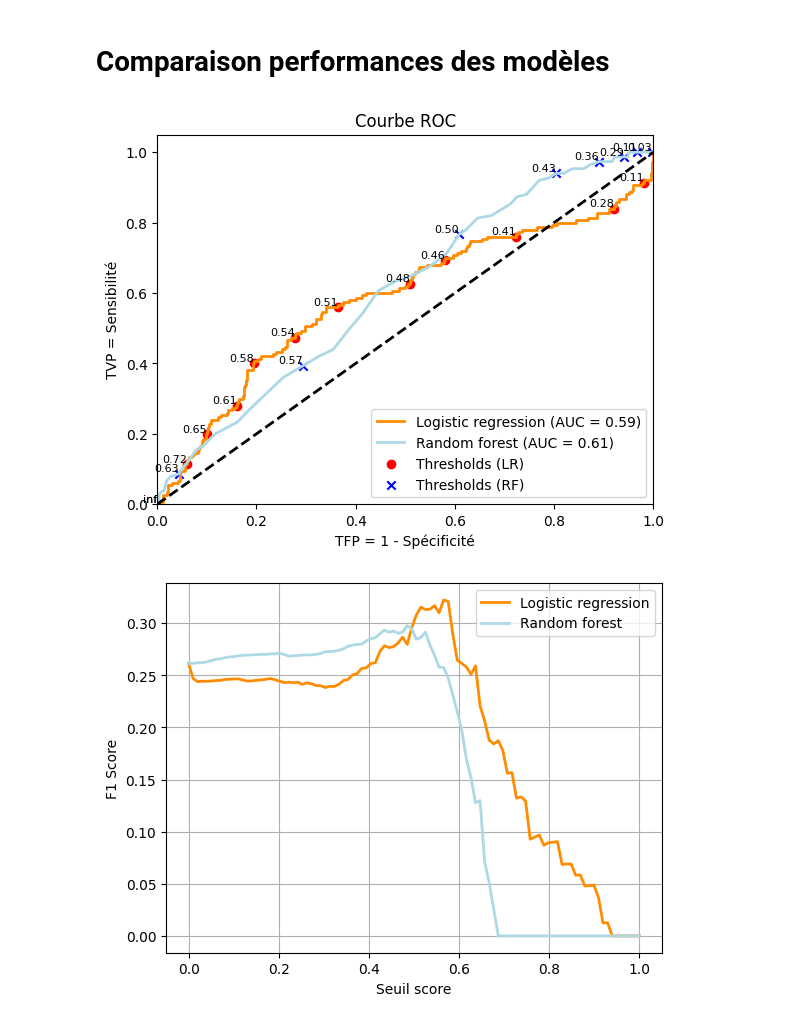
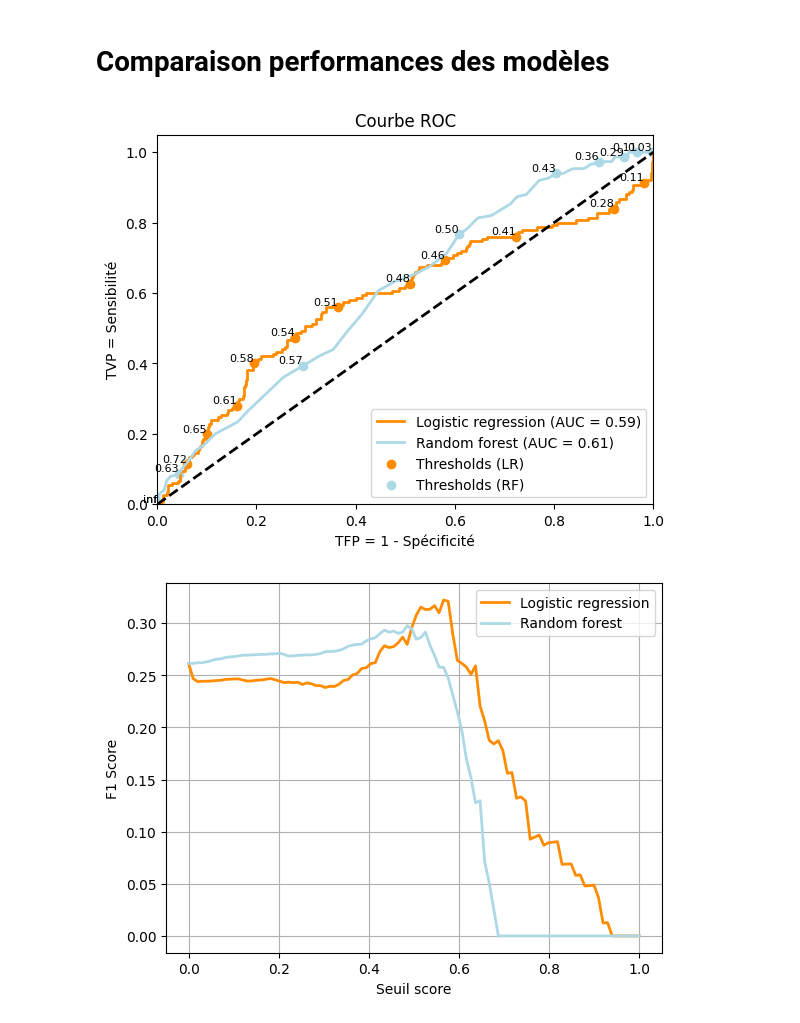
Before and after one commit to Krrcharles/Prediction-conforme-pour-les-donnees--analysee-par-Transformers, a Jupyter notebook: Code_stuart.ipynb, the cells around one changed output. Saved outputs shown, nothing was run; the diff lists cells and outputs as text; code cells hidden in the pictures.

```diff
--- a/Code_stuart.ipynb
+++ b/Code_stuart.ipynb
@@ -735,36 +735,36 @@ roc_auc_lr = auc(fpr_lr, tpr_lr)
 roc_auc_rf = auc(fpr_rf, tpr_rf)
 
 # Tracer la courbe ROC
 plt.figure()
 plt.plot(fpr_lr, tpr_lr, color='darkorange', lw=2, label='Logistic regression (AUC = %0.2f)' % roc_auc_lr)
 plt.plot(fpr_rf, tpr_rf, color='lightblue', lw=2, label='Random forest (AUC = %0.2f)' % roc_auc_rf)
 plt.plot([0, 1], [0, 1], color='black', lw=2, linestyle='--')
 
 # Afficher les points correspondant aux seuils avec un pas de 0.1
 threshold_indices_lr = [i for i, threshold in enumerate(thresholds_lr) if i % 20 == 0]
 threshold_indices_rf = [i for i, threshold in enumerate(thresholds_rf) if i % 10 == 0]
 
-plt.scatter(fpr_lr[threshold_indices_lr], tpr_lr[threshold_indices_lr], marker='o', color='red', label='Thresholds (LR)')
-plt.scatter(fpr_rf[threshold_indices_rf], tpr_rf[threshold_indices_rf], marker='x', color='blue', label='Thresholds (RF)')
+plt.scatter(fpr_lr[threshold_indices_lr], tpr_lr[threshold_indices_lr], marker='o', color='darkorange', label='Thresholds (LR)')
+plt.scatter(fpr_rf[threshold_indices_rf], tpr_rf[threshold_indices_rf], marker='o', color='lightblue', label='Thresholds (RF)')
 
 # Ajouter des annotations indiquant la valeur des seuils
 for i in threshold_indices_lr:
     plt.text(fpr_lr[i], tpr_lr[i], f'{thresholds_lr[i]:.2f}', fontsize=8, ha='right', va='bottom')
 
 for i in threshold_indices_rf:
     plt.text(fpr_rf[i], tpr_rf[i], f'{thresholds_rf[i]:.2f}', fontsize=8, ha='right', va='bottom')
 
 plt.xlim([0.0, 1.0])
 plt.ylim([0.0, 1.05])
 plt.xlabel('TFP = 1 - Spécificité')
 plt.ylabel('TVP = Sensibilité')
 plt.title('Courbe ROC')
 plt.legend(loc="lower right")
 plt.savefig("fig/classi/roc.png", bbox_inches='tight', dpi=300)
 plt.show()
 plt.close()
 # %% [output]
-[figure, old version]
+[figure, new version]
 # %%
 # Définition des seuils de classification pour lesquels on va calculer
 # les f1 scores
```
Also changed, not shown: parts of 1 cell of this notebook, 3 other files.
